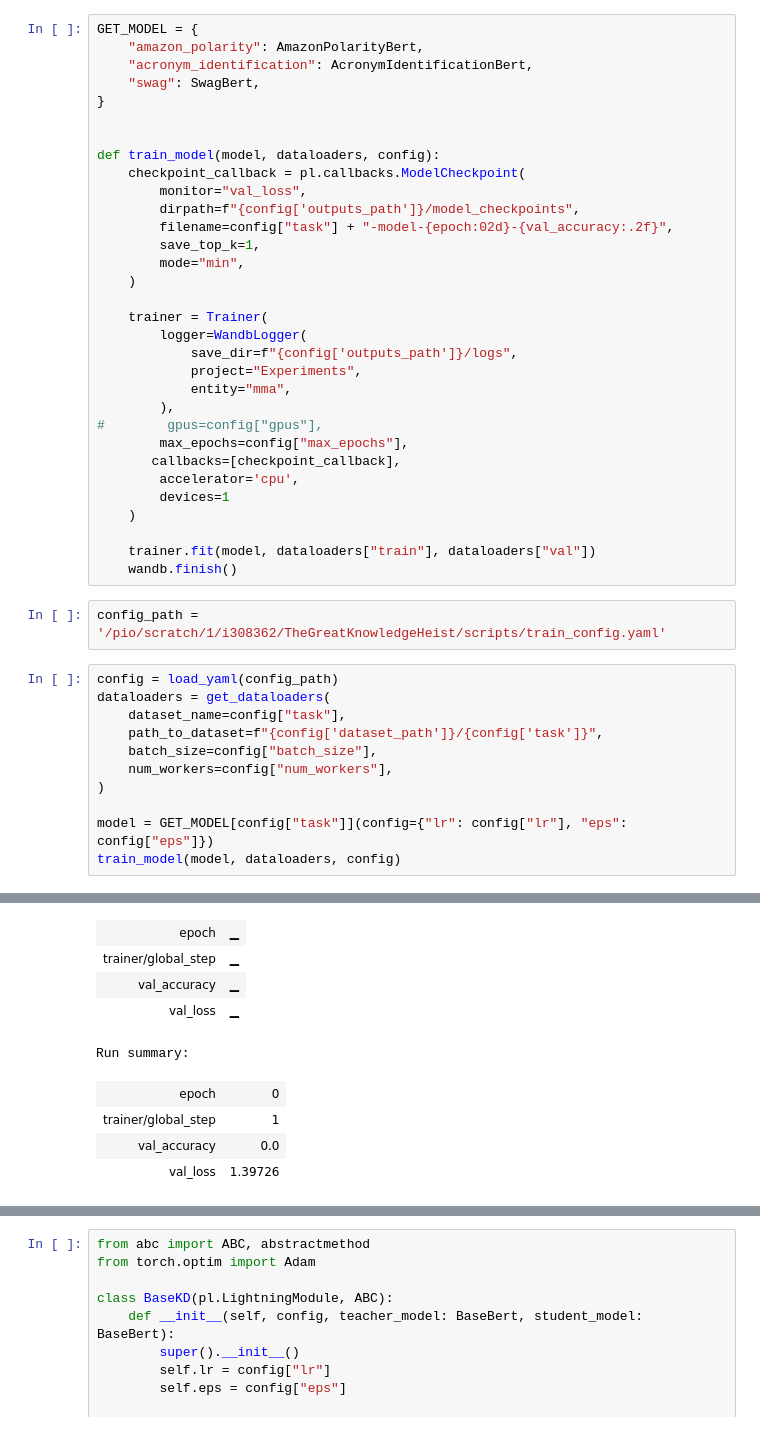
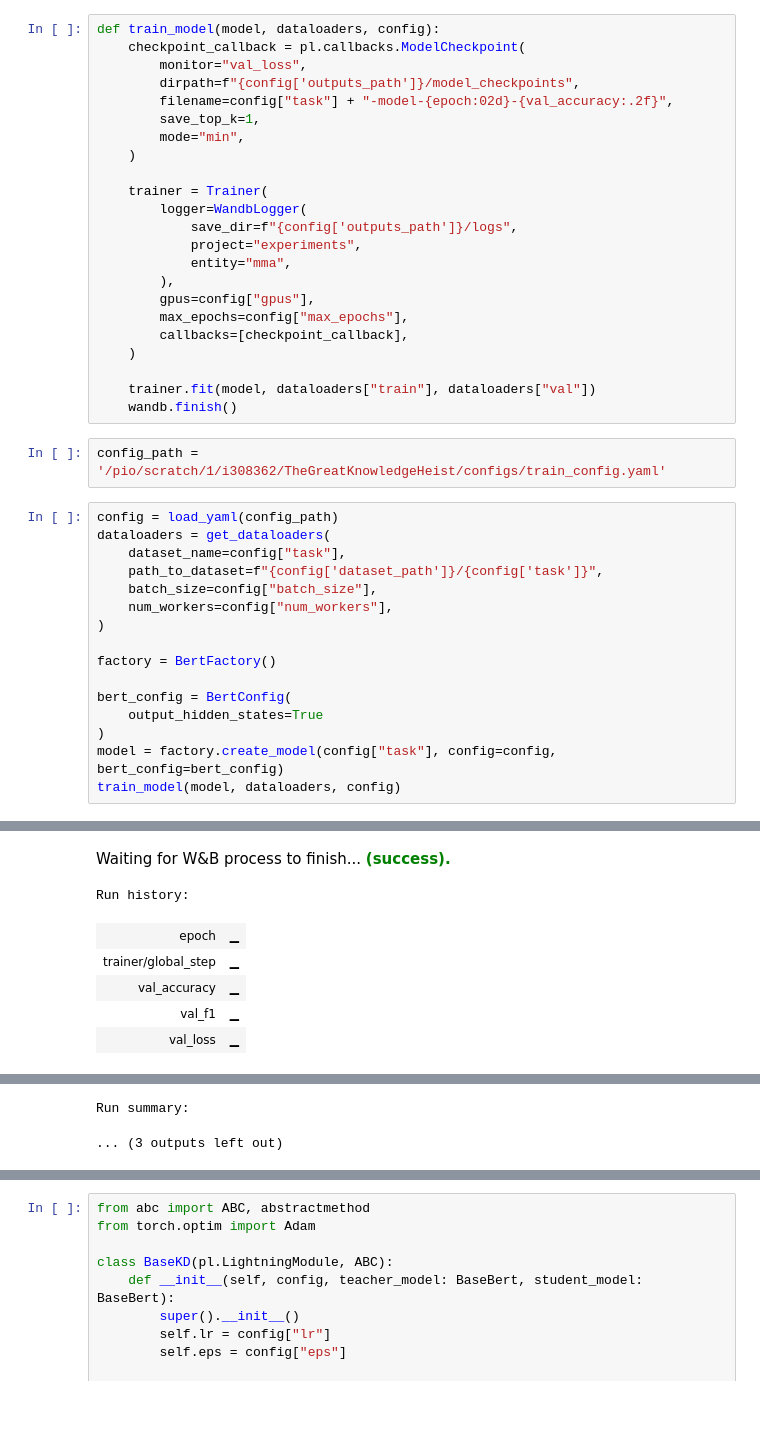
Before and after one commit to Sahcim/TheGreatKnowledgeHeist, a Jupyter notebook: notebooks/knowledge_distillation.ipynb, the cells around one changed output, grey strips where cells are left out. Drawn from its saved outputs; the diff is of its cells as text.

```diff
--- a/notebooks/knowledge_distillation.ipynb
+++ b/notebooks/knowledge_distillation.ipynb
@@ -38,11 +14,4 @@ class SwagBert(BaseBert):
 # %%
-GET_MODEL = {
-    "amazon_polarity": AmazonPolarityBert,
-    "acronym_identification": AcronymIdentificationBert,
-    "swag": SwagBert,
-}
-
-
 def train_model(model, dataloaders, config):
     checkpoint_callback = pl.callbacks.ModelCheckpoint(
         monitor="val_loss",
@@ -55,20 +24,18 @@ def train_model(model, dataloaders, config):
     trainer = Trainer(
         logger=WandbLogger(
             save_dir=f"{config['outputs_path']}/logs",
-            project="Experiments",
+            project="experiments",
             entity="mma",
         ),
-#        gpus=config["gpus"],
+        gpus=config["gpus"],
         max_epochs=config["max_epochs"],
-       callbacks=[checkpoint_callback],
-        accelerator='cpu',
-        devices=1
+        callbacks=[checkpoint_callback],
     )
 
     trainer.fit(model, dataloaders["train"], dataloaders["val"])
     wandb.finish()
 # %%
-config_path = '/pio/scratch/1/i308362/TheGreatKnowledgeHeist/scripts/train_config.yaml'
+config_path = '/pio/scratch/1/i308362/TheGreatKnowledgeHeist/configs/train_config.yaml'
 # %%
 config = load_yaml(config_path)
 dataloaders = get_dataloaders(
@@ -78,6 +45,11 @@ dataloaders = get_dataloaders(
     num_workers=config["num_workers"],
 )
 
-model = GET_MODEL[config["task"]](config={"lr": config["lr"], "eps": config["eps"]})
+factory = BertFactory()
+
+bert_config = BertConfig(
+    output_hidden_states=True
+)
+model = factory.create_model(config["task"], config=config, bert_config=bert_config)
 train_model(model, dataloaders, config)
 # %% [output]
@@ -111,9 +100,7 @@ Run history:
+Waiting for W&B process to finish... (success).
+Run history:
 | epoch | ▁ |
 | trainer/global_step | ▁ |
 | val_accuracy | ▁ |
+| val_f1 | ▁ |
 | val_loss | ▁ |
-Run summary:
-| epoch | 0 |
-| trainer/global_step | 1 |
-| val_accuracy | 0.0 |
-| val_loss | 1.39726 |
@@ -123,3 +107,5 @@ Find logs at: /tmp/wandb/run-20220605_120327-18zm0pbi/logs
+Run summary:
+... (3 outputs left out)
 # %%
 bert_config = BertConfig(
     num_hidden_layers=6,
```
Also changed, not shown: parts of 5 cells of this notebook.
